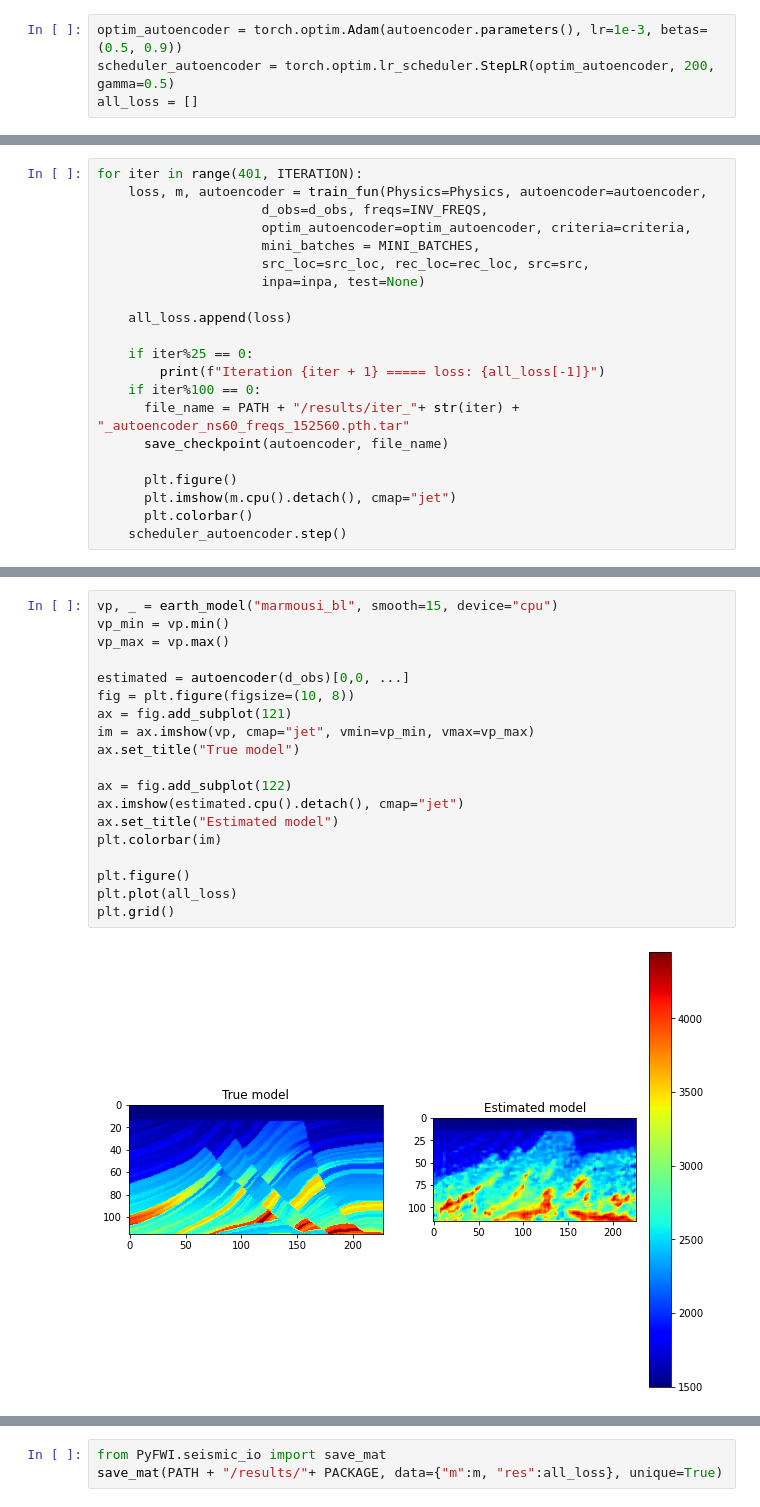
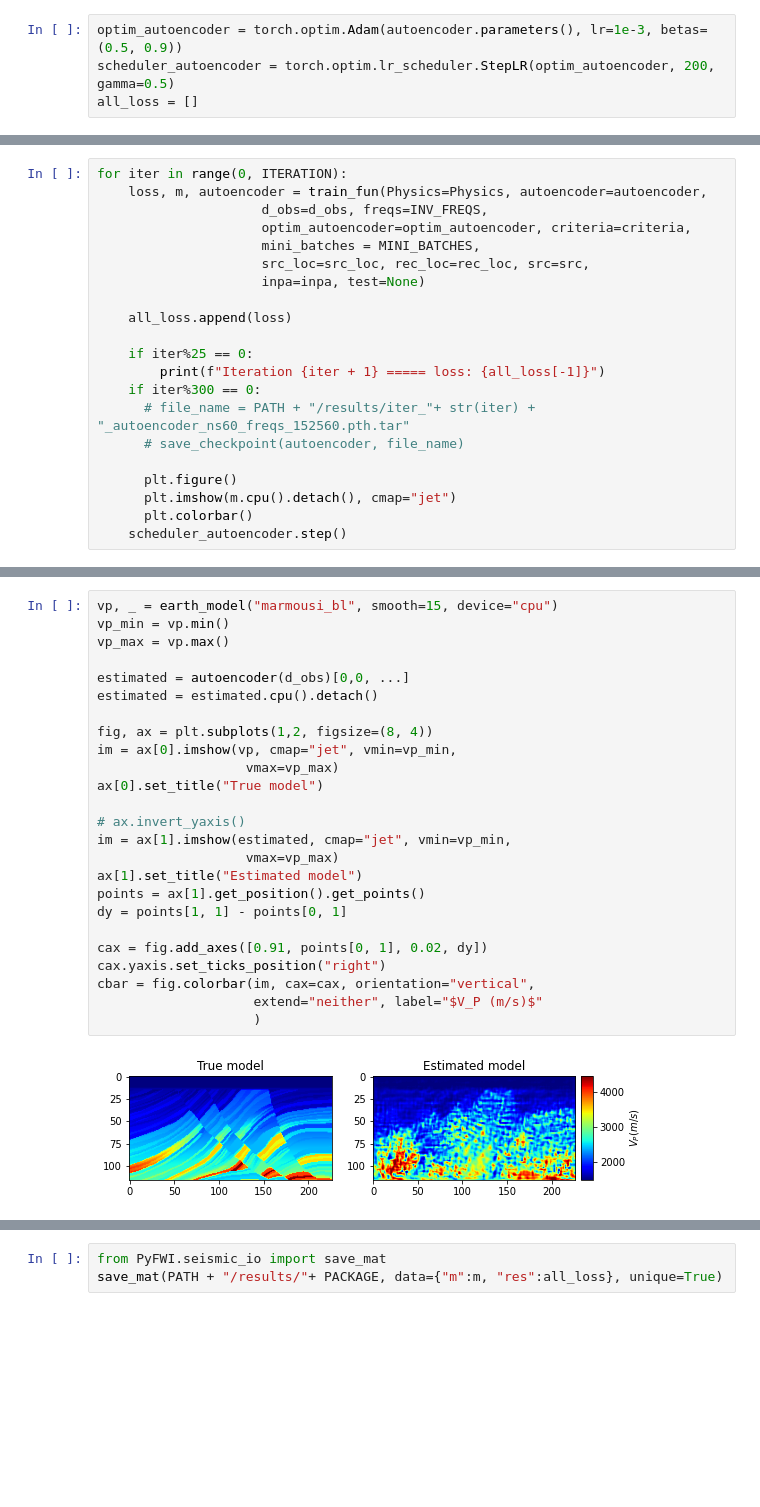
Before and after one commit to AmirMardan/pinn_fwi, a Jupyter notebook: pinn_fwi.ipynb, the cells around one changed output, grey strips where cells are left out. Drawn from its saved outputs; the diff is of its cells as text; blank space fills up the shorter version.

```diff
--- a/pinn_fwi.ipynb
+++ b/pinn_fwi.ipynb
@@ -77,5 +73,5 @@ if chp_path:
 # %%
-for iter in range(401, ITERATION):
+for iter in range(0, ITERATION):
     loss, m, autoencoder = train_fun(Physics=Physics, autoencoder=autoencoder,
                      d_obs=d_obs, freqs=INV_FREQS,
                      optim_autoencoder=optim_autoencoder, criteria=criteria,
@@ -87,9 +83,9 @@ for iter in range(401, ITERATION):
 
     if iter%25 == 0:
         print(f"Iteration {iter + 1} ===== loss: {all_loss[-1]}")
-    if iter%100 == 0:
-      file_name = PATH + "/results/iter_"+ str(iter) + "_autoencoder_ns60_freqs_152560.pth.tar"
-      save_checkpoint(autoencoder, file_name)
+    if iter%300 == 0:
+      # file_name = PATH + "/results/iter_"+ str(iter) + "_autoencoder_ns60_freqs_152560.pth.tar"
+      # save_checkpoint(autoencoder, file_name)
 
       plt.figure()
       plt.imshow(m.cpu().detach(), cmap="jet")
@@ -115,21 +108,27 @@ Iteration 276 ===== loss: 22.60623972780175
 # %%
 vp, _ = earth_model("marmousi_bl", smooth=15, device="cpu")
 vp_min = vp.min()
 vp_max = vp.max()
 
 estimated = autoencoder(d_obs)[0,0, ...]
-fig = plt.figure(figsize=(10, 8))
-ax = fig.add_subplot(121)
-im = ax.imshow(vp, cmap="jet", vmin=vp_min, vmax=vp_max)
-ax.set_title("True model")
+estimated = estimated.cpu().detach()
 
-ax = fig.add_subplot(122)
-ax.imshow(estimated.cpu().detach(), cmap="jet")
-ax.set_title("Estimated model")
-plt.colorbar(im)
+fig, ax = plt.subplots(1,2, figsize=(8, 4))
+im = ax[0].imshow(vp, cmap="jet", vmin=vp_min,
+                   vmax=vp_max)
+ax[0].set_title("True model")
 
-plt.figure()
-plt.plot(all_loss)
-plt.grid()
+# ax.invert_yaxis()
+im = ax[1].imshow(estimated, cmap="jet", vmin=vp_min,
+                   vmax=vp_max)
+ax[1].set_title("Estimated model")
+points = ax[1].get_position().get_points()
+dy = points[1, 1] - points[0, 1]
+
+cax = fig.add_axes([0.91, points[0, 1], 0.02, dy])
+cax.yaxis.set_ticks_position("right")
+cbar = fig.colorbar(im, cax=cax, orientation="vertical",
+                    extend="neither", label="$V_P (m/s)$"
+                    )
 # %% [output]
-[figure, old version]
+[figure, new version]
```
Also changed, not shown: parts of 13 cells of this notebook, 11 other files.
